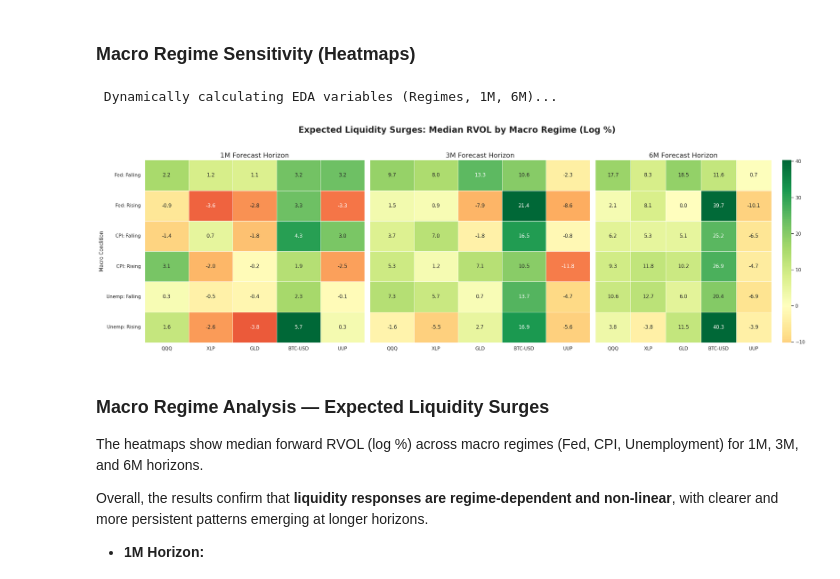
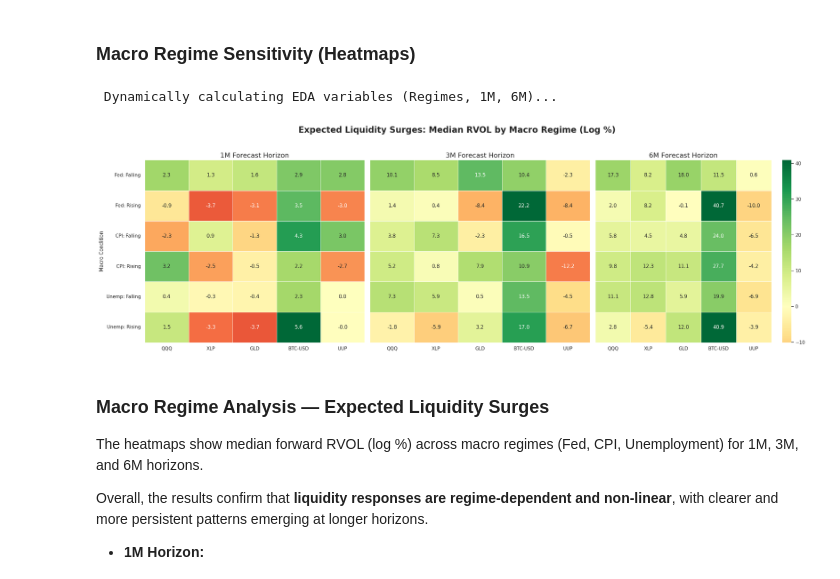
Before and after one commit to Aaguilar123/Macro-Liquidity-Asset-Leaderboard-Forecast, a Jupyter notebook: shared_eda/EDA.ipynb, the cells around one changed output. Drawn from its saved outputs; the diff is of its cells as text; code cells hidden in the pictures.

```diff
--- a/shared_eda/EDA.ipynb
+++ b/shared_eda/EDA.ipynb
@@ -196,12 +169,22 @@ A 3-month (63 trading days) horizon was selected based on EDA below. The target
 ## Explanatory Data Analysis
 # %% [markdown]
 ### Macro Regime Sensitivity (Heatmaps)
+# %%
+# ML-friendly
+df_master['Fed_Rising'] = (df_master['Fed_Rate'].diff(63) > 0).astype(int)
+df_master['CPI_Rising'] = (df_master['CPI_Inflation'].diff(63) > 0).astype(int)
+df_master['Unemp_Rising'] = (df_master['Unemployment_Rate'].diff(63) > 0).astype(int)
+
+# EDA-friendly
+df_master['Fed_State'] = df_master['Fed_Rising'].map({1: 'Fed: Rising', 0: 'Fed: Falling'})
+df_master['CPI_State'] = df_master['CPI_Rising'].map({1: 'CPI: Rising', 0: 'CPI: Falling'})
+df_master['Unemp_State'] = df_master['Unemp_Rising'].map({1: 'Unemp: Rising', 0: 'Unemp: Falling'})
 # %%
 print("\n Dynamically calculating EDA variables (Regimes, 1M, 6M)...")
 
-df_master['Fed_State'] = np.where(df_master['Fed_Rate'].diff(60) > 0, 'Fed: Rising', 'Fed: Falling')
-df_master['CPI_State'] = np.where(df_master['CPI_Inflation'].diff(60) > 0, 'CPI: Rising', 'CPI: Falling')
-df_master['Unemp_State'] = np.where(df_master['Unemployment_Rate'].diff(60) > 0, 'Unemp: Rising', 'Unemp: Falling')
+df_master['Fed_State'] = np.where(df_master['Fed_Rate'].diff(63) > 0, 'Fed: Rising', 'Fed: Falling')
+df_master['CPI_State'] = np.where(df_master['CPI_Inflation'].diff(63) > 0, 'CPI: Rising', 'CPI: Falling')
+df_master['Unemp_State'] = np.where(df_master['Unemployment_Rate'].diff(63) > 0, 'Unemp: Rising', 'Unemp: Falling')
 
 eda_targets = target_columns_3m.copy()
 eda_horizons = {'1M': 21, '6M': 126}
@@ -209,34 +192,34 @@ eda_horizons = {'1M': 21, '6M': 126}
 for label, h_days in eda_horizons.items():
     for col in vol_cols:
         t_name = f"{col}_Target_RVOL_{label}"
         raw_t = np.log(df_master[col].shift(-h_days) / df_master[col]) * 100
         df_master[t_name] = raw_t.rolling(window=5).mean()
         eda_targets.append(t_name)
 
 # Heatmaps
 def plot_macro_heatmaps(df, targets):
     fig, axes = plt.subplots(1, 3, figsize=(24, 8), sharey=True)
     fig.suptitle('Expected Liquidity Surges: Median RVOL by Macro Regime (Log %)', fontsize=20, fontweight='bold')
 
     for i, label in enumerate(['1M', '3M', '6M']):
         hz_cols = [c for c in targets if label in c]
         agg_data = pd.concat([
             df.groupby('Fed_State')[hz_cols].median(),
             df.groupby('CPI_State')[hz_cols].median(),
             df.groupby('Unemp_State')[hz_cols].median()
         ])
         agg_data.columns = [c.replace(f'_Target_RVOL_{label}', '') for c in agg_data.columns]
         sns.heatmap(agg_data, annot=True, cmap='RdYlGn', center=0, fmt=".1f", linewidths=.5, ax=axes[i], cbar=(i==2))
         axes[i].set_title(f'{label} Forecast Horizon', fontsize=16)
         if i == 0: axes[i].set_ylabel('Macro Condition', fontsize=12)
 
     plt.tight_layout(rect=[0, 0.03, 1, 0.95])
     plt.show()
 
 plot_macro_heatmaps(df_master, eda_targets)
 # %% [output]
  Dynamically calculating EDA variables (Regimes, 1M, 6M)...
-[figure, old version]
+[figure, new version]
 # %% [markdown]
 ### Macro Regime Analysis — Expected Liquidity Surges
 
```
Also changed, not shown: parts of 3 cells of this notebook.
